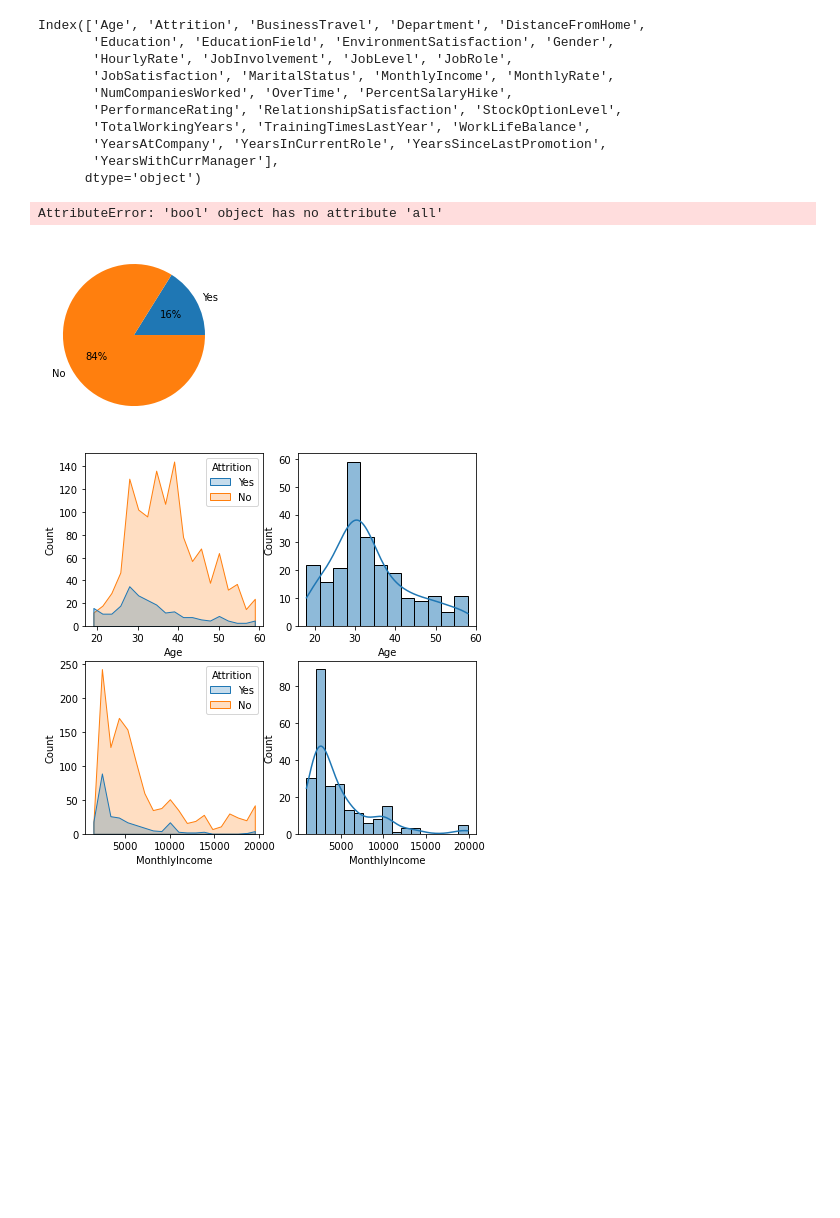
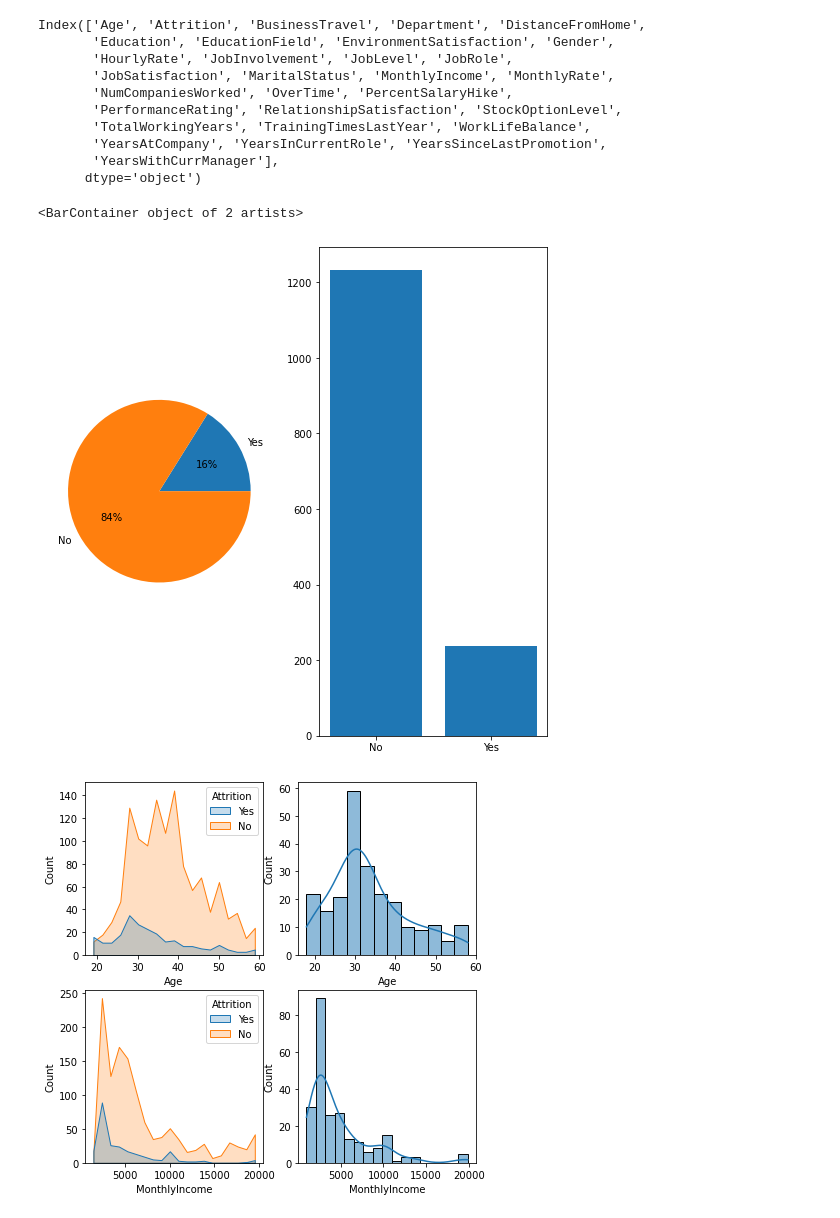
Before and after one commit to caesarorz/HRAttrition, a Jupyter notebook: Project HR Complete.ipynb, the cells around one changed output. Drawn from its saved outputs; the diff is of its cells as text; code cells hidden in the pictures; blank space fills up the shorter version.

```diff
--- a/Project HR Complete.ipynb
+++ b/Project HR Complete.ipynb
@@ -145,21 +145,18 @@ Index(['Age', 'Attrition', 'BusinessTravel', 'Department', 'DistanceFromHome',
        'YearsWithCurrManager'],
       dtype='object')
 # %%
-plt.figure(figsize = (7,7))
+plt.figure(figsize = (9,9))
 NO, YES = df['Attrition'].value_counts()[0], df['Attrition'].value_counts()[1]
 data = [YES / (NO + YES) * 100, NO / (NO + YES) * 100]
 
 plt.subplot(1,2,1)
 plt.pie(data, labels = ['Yes', 'No'], autopct='%.0f%%')
 
-sns.barplot(x=NO, y=YES)
-
-# plt.subplot(1,2,2)
-# subplot(2,2,4)
-# sns.histplot(data=df[df.Attrition == 'Yes'])
+plt.subplot(1,2,2)
+plt.bar(['No', 'Yes'], [NO, YES])
 # %% [output]
-AttributeError: 'bool' object has no attribute 'all'
+<BarContainer object of 2 artists>
-[figure, old version]
+[figure, new version]
 # %%
 plt.figure(figsize = (7,7))
 
```
Also changed, not shown: parts of 29 cells of this notebook, 3 other files.
